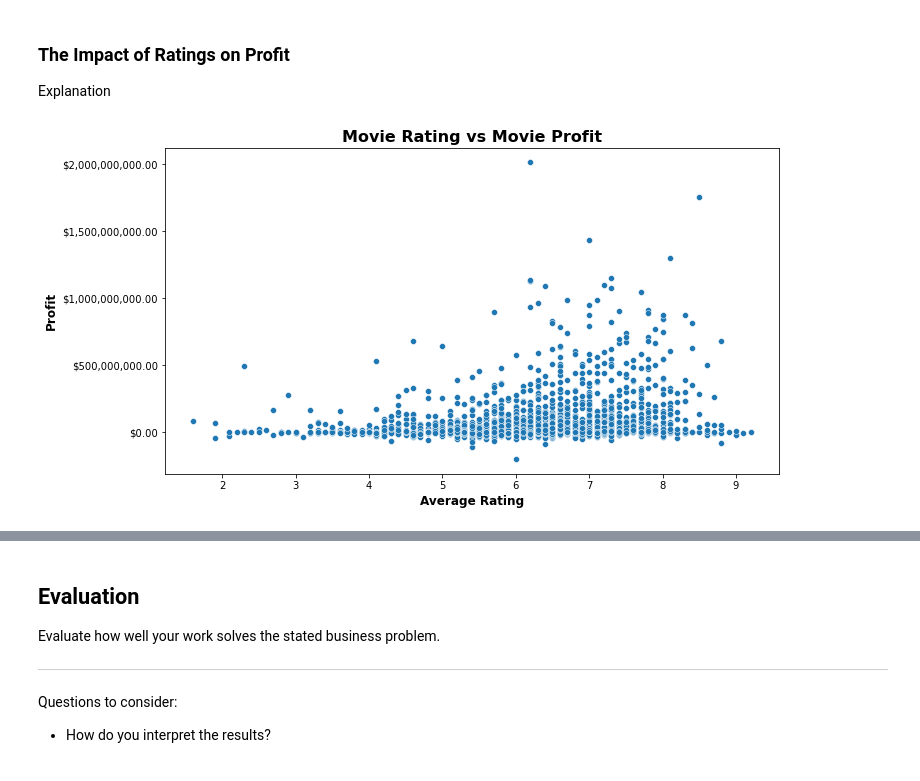
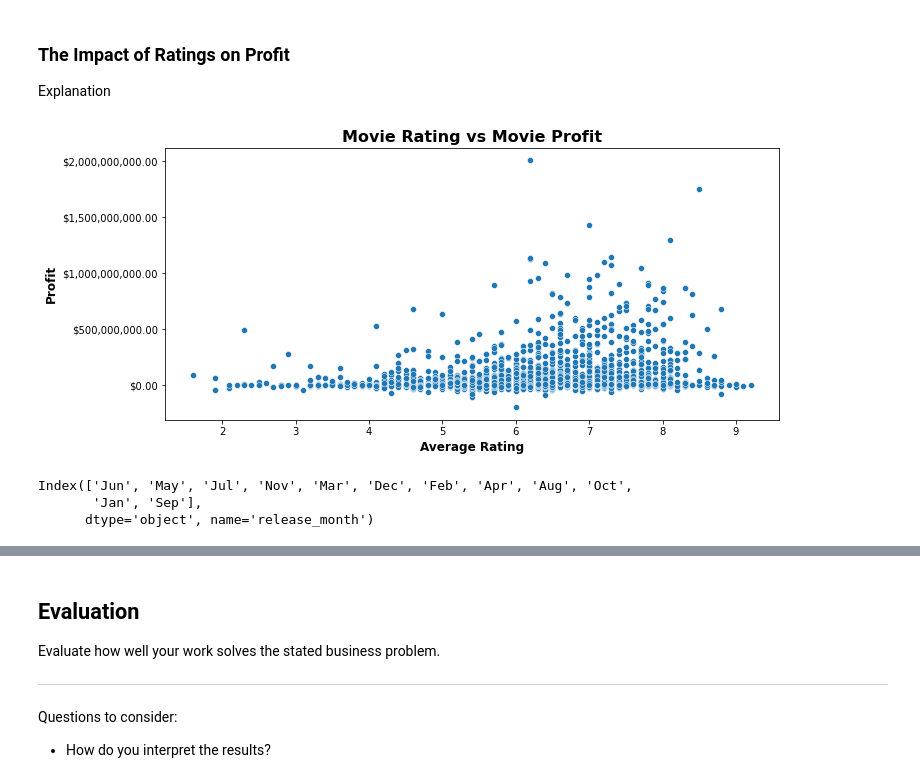
Before and after one commit to kevin-culver/Microsoft_Movie_Analysis, a Jupyter notebook: Microsoft_Movie_Analysis.ipynb, the cells around one changed output, grey strips where cells are left out. Saved outputs shown, nothing was run; the diff lists cells and outputs as text; code cells hidden in the pictures.

```diff
--- a/Microsoft_Movie_Analysis.ipynb
+++ b/Microsoft_Movie_Analysis.ipynb
@@ -356,17 +356,17 @@ ax.set_title('Impact of Budget Size on Movie Profit', fontsize=16, fontweight='b
 
 Explanation
 # %%
-fig, ax = plt.subplots(figsize=(11,6))
+fig, ax = plt.subplots(figsize=(11,5))
 plt.xticks()
 ax = sns.scatterplot(data=movies_df,
-                  y='production_profit', x='averagerating')
+                  y='production_profit', x='averagerating', palette='muted')
 #alpha=0.7, s=27)
 
 ax.set_xlabel('Average Rating', fontsize=12, fontweight='bold')
 #ax.set_xticklabels(ax.get_xticklabels(),rotation=90, ha='right')
 
 ax.set_ylabel('Profit', fontsize=12, fontweight='bold')
 ax.yaxis.set_major_formatter("${x:,.2f}")
 ax.set_title("Movie Rating vs Movie Profit", fontsize=16, fontweight='bold');
 # %% [output]
-[figure, old version]
+[figure, new version]
@@ -372,0 +376,10 @@ ax.set_title("Movie Rating vs Movie Profit", fontsize=16, fontweight='bold');
+# %%
+
+month_means = movies_df.groupby('release_month').mean()['production_profit']\
+                                                .sort_values(ascending=False)
+
+month_means.index
+# %% [output]
+Index(['Jun', 'May', 'Jul', 'Nov', 'Mar', 'Dec', 'Feb', 'Apr', 'Aug', 'Oct',
+       'Jan', 'Sep'],
+      dtype='object', name='release_month')
```
Also changed, not shown: parts of 3 cells of this notebook.
